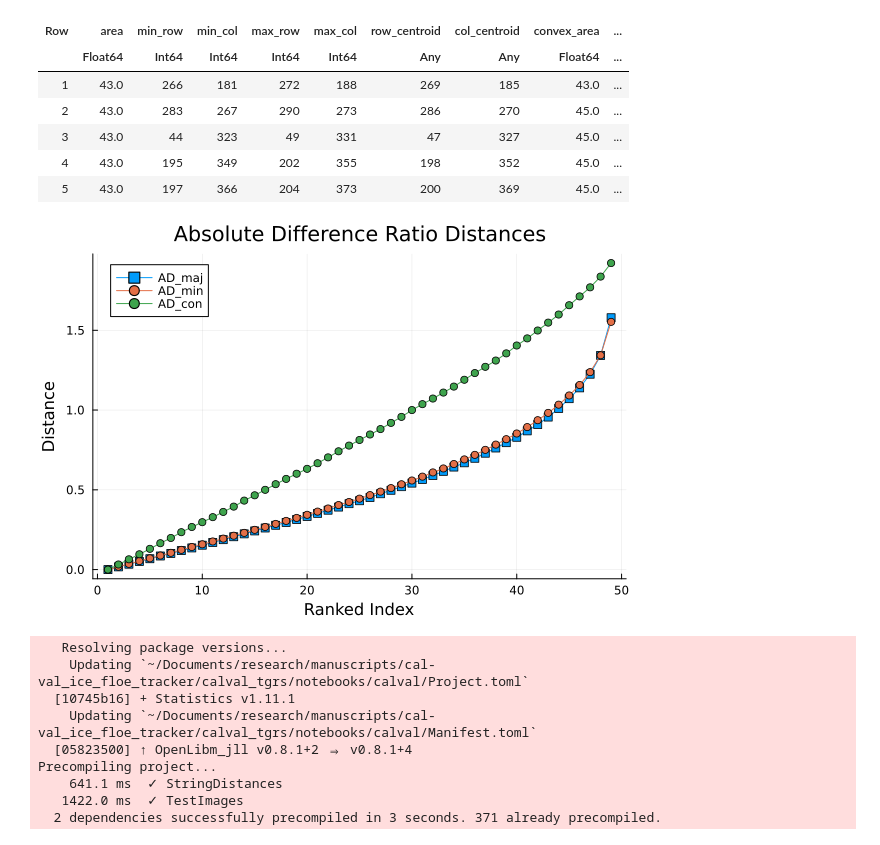
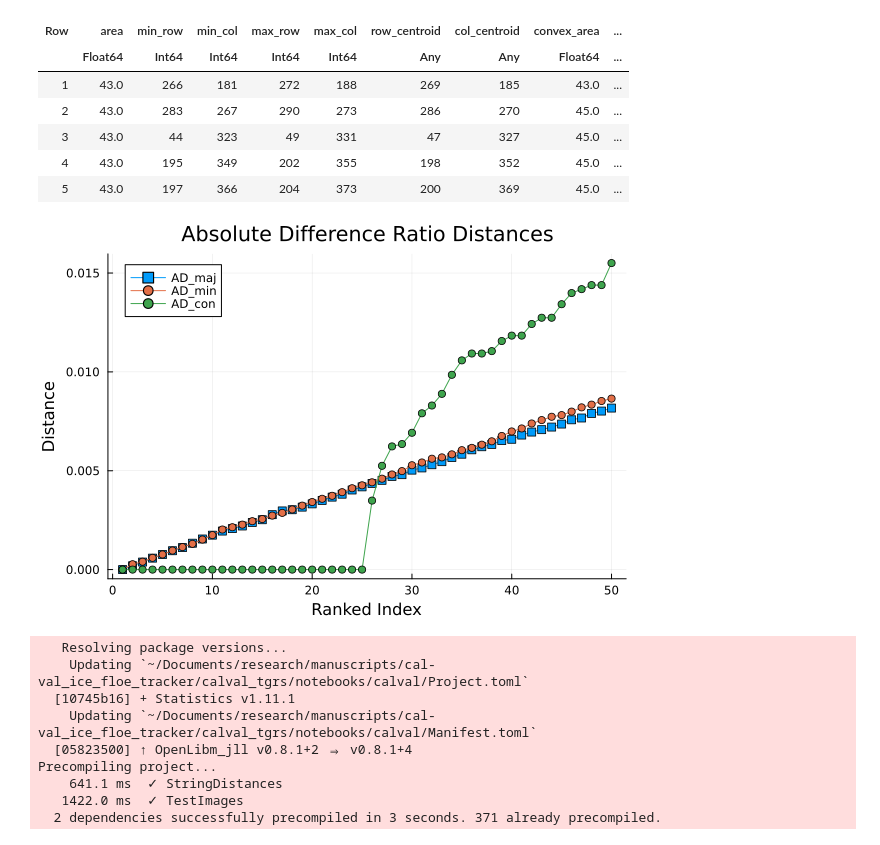
Before and after one commit to danielmwatkins/calval_tgrs, a Jupyter notebook: notebooks/Tracker thresholds.ipynb, the cells around one changed output. Saved outputs shown, nothing was run; the diff lists cells and outputs as text; code cells hidden in the pictures.

```diff
--- a/notebooks/Tracker thresholds.ipynb
+++ b/notebooks/Tracker thresholds.ipynb
@@ -159,13 +130,13 @@ all_props[isequal.(all_props.area, 43), :]
 | 4 | 43.0 | 195 | 349 | 202 | 355 | 198 | 352 | 45.0 | ... |
 | 5 | 43.0 | 197 | 366 | 204 | 373 | 200 | 369 | 45.0 | ... |
 # %%
-plot(sort(ad_area1)[1:1000:end], label="AD_area", m=:square)
-plot(sort(ad_maj1)[1:1000:end], label="AD_maj", m=:square)
-plot!(sort(ad_min1)[1:1000:end], label="AD_min", m=:circle)
-plot!(sort(ad_con1)[1:1000:end], label="AD_con", m=:circle)
+plot(sort(ad_area1)[1:10:500], label="AD_area", m=:square)
+plot(sort(ad_maj1)[1:10:500], label="AD_maj", m=:square)
+plot!(sort(ad_min1)[1:10:500], label="AD_min", m=:circle)
+plot!(sort(ad_con1)[1:10:500], label="AD_con", m=:circle)
 plot!(ylabel="Distance", xlabel="Ranked Index", title="Absolute Difference Ratio Distances")
 # %% [output]
-[figure, old version]
+[figure, new version]
 # %%
 import Pkg;
 Pkg.add("Statistics")
```
Also changed, not shown: parts of 24 cells of this notebook, 5 other files.
